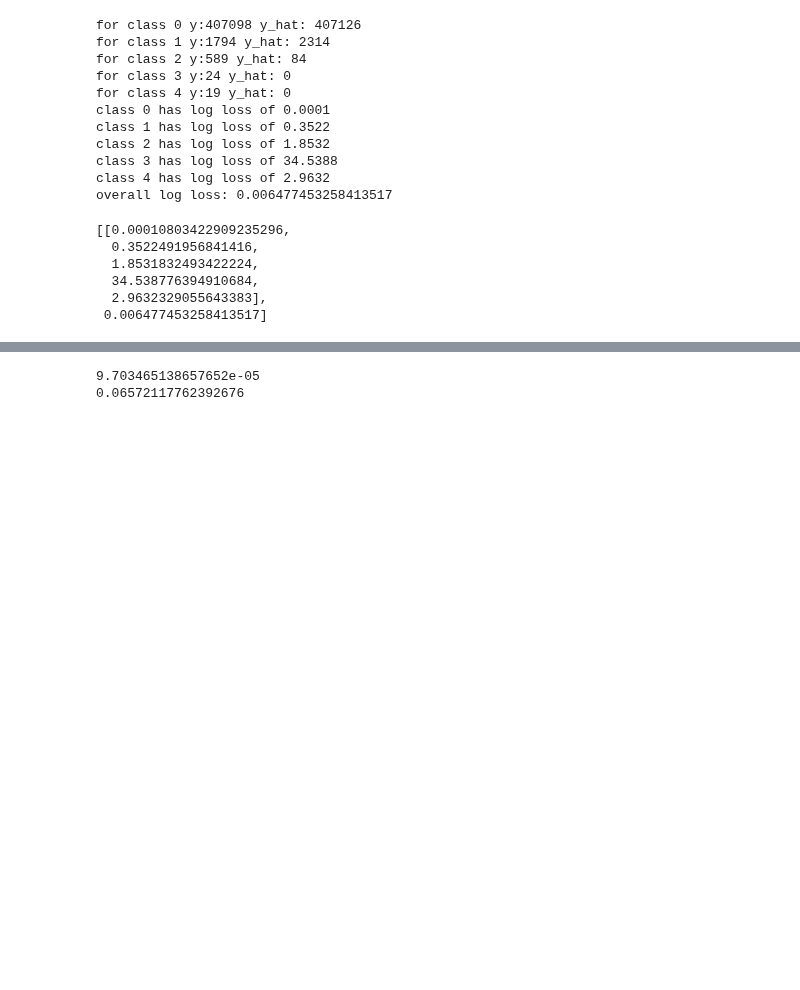
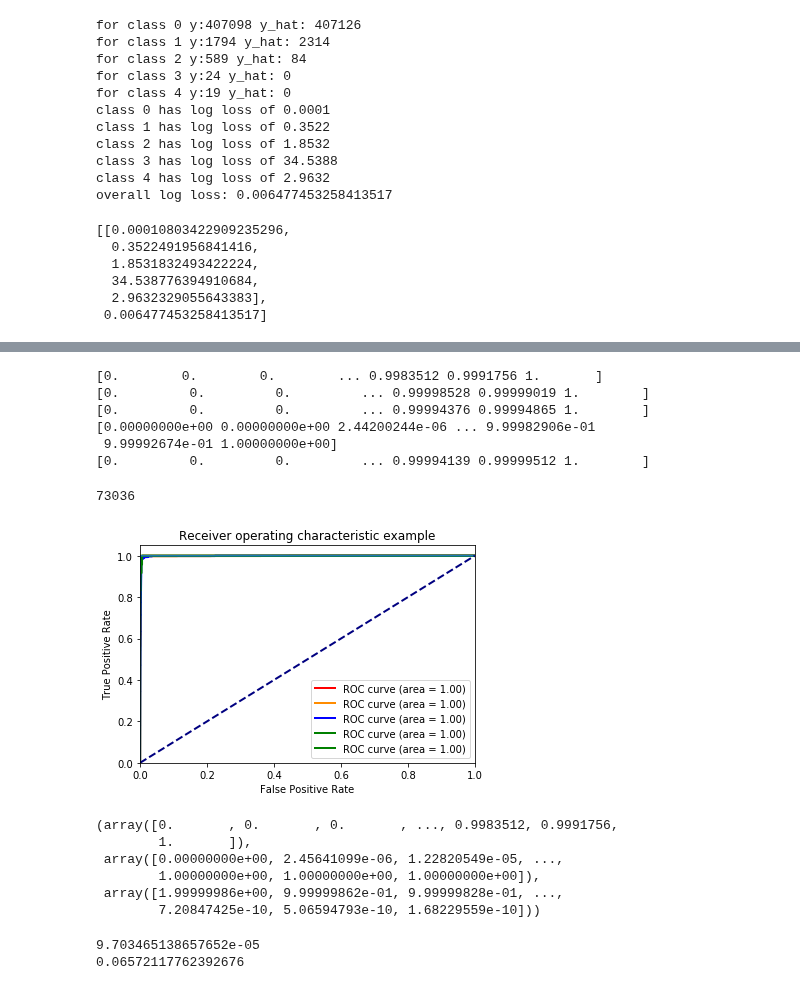
Before and after one commit to SarahMBurgart/use-of-force, a Jupyter notebook: Modeling.ipynb, the cells around one changed output, grey strips where cells are left out. Saved outputs shown, nothing was run; the diff lists cells and outputs as text; code cells hidden in the pictures; blank space fills up the shorter version.

Commit message:
ROC AUC curves and creating binary model for first model

```diff
--- a/Modeling.ipynb
+++ b/Modeling.ipynb
@@ -1114,0 +1025,2 @@ log_loss(y_true, bin1), y_true.value_counts()
+# %%
+y_probs = logr.predict_proba(X_test)
@@ -1115,3 +1044,63 @@ log_loss(y_true, bin1), y_true.value_counts()
+# %%
+
+# Compute ROC curve and ROC area for each class
+fpr = dict()
+tpr = dict()
+roc_auc = dict()
+for i in range(n_classes):
+
+    fpr[i], tpr[i], _ = roc_curve(y_test[:, i], y_probs[:, i])
+    #print(fpr[i])
+    roc_auc[i] = auc(fpr[i], tpr[i])
+
+# Compute micro-average ROC curve and ROC area
+fpr["micro"], tpr["micro"], _ = roc_curve(y_test.ravel(), y_score.ravel())
+roc_auc["micro"] = auc(fpr["micro"], tpr["micro"])
+# %% [output]
+[0.        0.        0.        ... 0.9983512 0.9991756 1.       ]
+[0.         0.         0.         ... 0.99998528 0.99999019 1.        ]
+[0.         0.         0.         ... 0.99994376 0.99994865 1.        ]
+[0.00000000e+00 0.00000000e+00 2.44200244e-06 ... 9.99982906e-01
+ 9.99992674e-01 1.00000000e+00]
+[0.         0.         0.         ... 0.99994139 0.99999512 1.        ]
+# %%
+len(fpr[0])
+# %% [output]
+73036
+# %%
+plt.figure()
+lw = 2
+plt.plot(fpr[0], tpr[0], color='red',
+         lw=lw, label='ROC curve (area = %0.2f)' % roc_auc[0])
+plt.plot(fpr[1], tpr[1], color='darkorange',
+         lw=lw, label='ROC curve (area = %0.2f)' % roc_auc[1])
+plt.plot(fpr[2], tpr[2], color='blue',
+         lw=lw, label='ROC curve (area = %0.2f)' % roc_auc[2])
+plt.plot(fpr[3], tpr[3], color='green',
+         lw=lw, label='ROC curve (area = %0.2f)' % roc_auc[3])
+plt.plot(fpr[4], tpr[4], color='green',
+         lw=lw, label='ROC curve (area = %0.2f)' % roc_auc[4])
+plt.plot(fpr["micro"], tpr["micro"])
+plt.plot([0, 1], [0, 1], color='navy', lw=lw, linestyle='--')
+plt.xlim([0.0, 1.0])
+plt.ylim([0.0, 1.05])
+plt.xlabel('False Positive Rate')
+plt.ylabel('True Positive Rate')
+plt.title('Receiver operating characteristic example')
+plt.legend(loc="lower right")
+plt.show()
+# %% [output]
+[figure, added]
+# %%
+
+roc_curve(y_true, bin10, pos_label=0)
+# %% [output]
+(array([0.       , 0.       , 0.       , ..., 0.9983512, 0.9991756,
+        1.       ]),
+ array([0.00000000e+00, 2.45641099e-06, 1.22820549e-05, ...,
+        1.00000000e+00, 1.00000000e+00, 1.00000000e+00]),
+ array([1.99999986e+00, 9.99999862e-01, 9.99999828e-01, ...,
+        7.20847425e-10, 5.06594793e-10, 1.68229559e-10]))
 # %%
 print(log_loss(y_true[y_true == 0], bin1[y_true == 0], labels=[0,1]))
 print(log_loss(y_true[y_true == 1], bin1[y_true == 1], labels=[0,1]))
```
Also changed, not shown: parts of 43 cells of this notebook.
